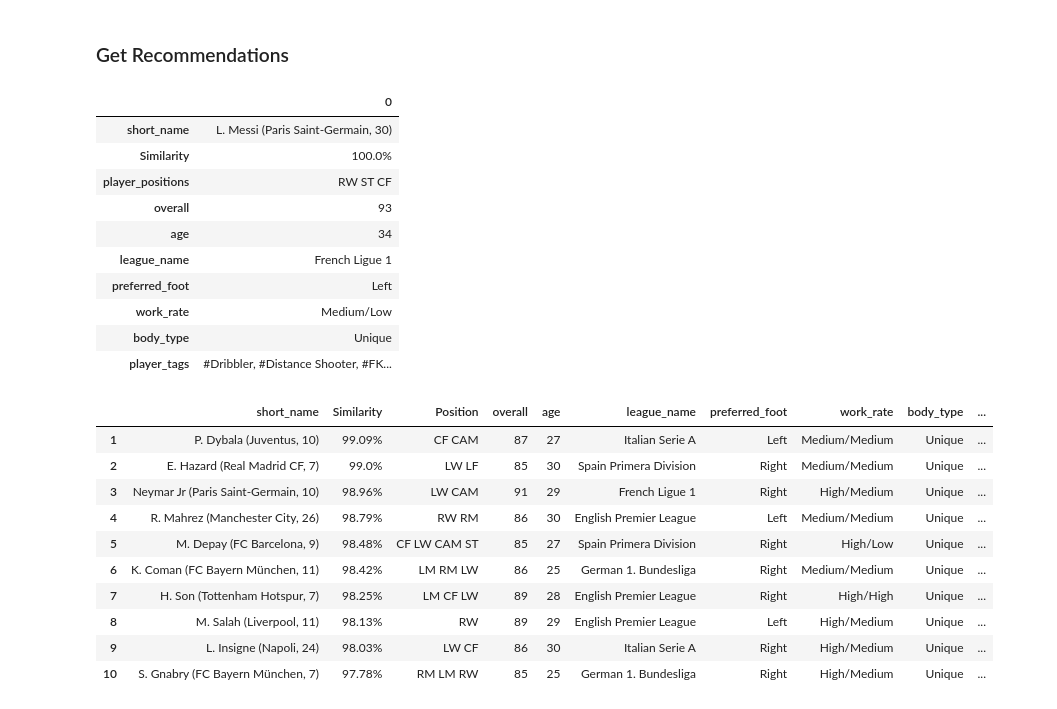
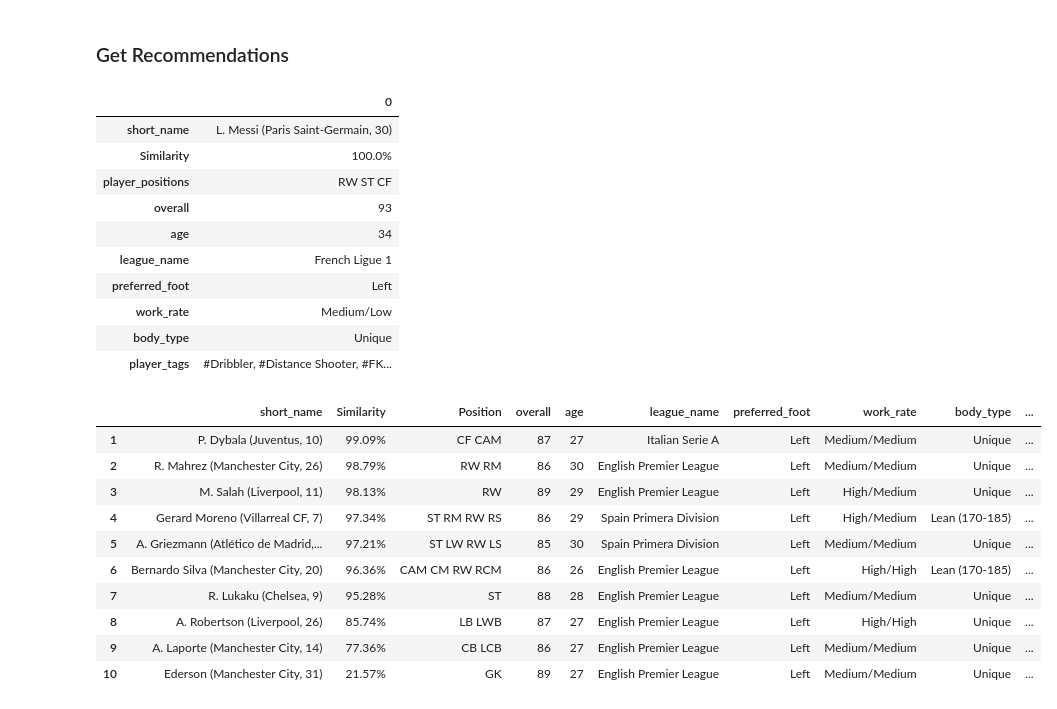
Before and after one commit to DMeneses01/IACH-project, a Jupyter notebook: code/recsys_football.ipynb, the cells around one changed output. Cells and saved outputs as stored; diff of their text form; code cells hidden in the pictures.

```diff
--- a/code/recsys_football.ipynb
+++ b/code/recsys_football.ipynb
@@ -424,12 +403,9 @@ Invalid player! Try again.
 # %% [markdown]
 ### Get Recommendations
 # %%
-def getRecommendations(metric, df_type, age, foot, tags='All', comparison='All positions', count=10):
+def getRecommendations(metric, age, foot, tags='All', comparison='All positions', count=10):
 
-    if df_type == 'outfield':
-        df_res = dataFrame.iloc[0:100, [0, 2, 3, 7, 12, 19, 23, 24, 26, -1]].copy()
-    else:
-        df_res = dataFrame.iloc[0:100, [0, 2, 3, 7, 12, 19, 23, 24, 26]].copy()
+    df_res = dataFrame.iloc[0:100, [0, 2, 3, 7, 12, 19, 23, 24, 26]].copy()
 
     list_player_ID = list(player_ID.keys())
     list_player_ID = list_player_ID[0:100]
@@ -443,11 +419,6 @@ def getRecommendations(metric, df_type, age, foot, tags='All', comparison='All p
     display(pd.DataFrame(df_res.iloc[0, :]))
 
     df_res = df_res.iloc[1:, :]
-
-    # comparison filtering
-    if comparison == 'Same position' and df_type == 'outfield':
-        q_pos = list(dataFrame[dataFrame['short_name']==query.split(' (')[0]].short_name)[0]
-        df_res = df_res[df_res['player_positions']==q_pos]
 
     # league filtering
     if tags=='All':
@@ -467,7 +438,7 @@ def getRecommendations(metric, df_type, age, foot, tags='All', comparison='All p
 
 
     # preferred foot filtering
-    if foot=='All' or df_type == 'gk':
+    if foot=='All':
         pass
     elif foot=='All':
         query_foot = dataFrame['preferred_foot'][player_ID[query]]
@@ -482,42 +453,40 @@ def getRecommendations(metric, df_type, age, foot, tags='All', comparison='All p
     df_res.index = df_res.index + 1
     '''
     if len(dataFrame)==100:
         mp90 = [str(round(num, 1)) for num in df_res['90s']]
         df_res['90s'] = mp90
     '''
     df_res.rename(columns={'player_positions':'Position', 'player_traits':'Traits'}, inplace=True)
     return df_res
 
 query = name + " (" + team + ", " + number + ")"
 age_default = [25, 30]
 foot = 'Left'
 sims = engine[query]
-df_type = 'outfield' if len(dataFrame) == 100 else 'gk'
-#recoms = getRecommendations(sims, df_type=df_type, foot=foot, league=comp, comparison=comparison, age=age, count=count)
-recoms = getRecommendations(sims, df_type, age_default, foot, comparison = 'Same Position')
+recoms = getRecommendations(sims, age_default, foot, comparison = 'Same Position')
 # displaying result as a table
 display(recoms)
 #st.table(recoms)
 # %% [output]
 |  | 0 |
 | short_name | L. Messi (Paris Saint-Germain, 30) |
 | Similarity | 100.0% |
 | player_positions | RW ST CF |
 | overall | 93 |
 | age | 34 |
 | league_name | French Ligue 1 |
 | preferred_foot | Left |
 | work_rate | Medium/Low |
 | body_type | Unique |
 | player_tags | #Dribbler, #Distance Shooter, #FK... |
 |  | short_name | Similarity | Position | overall | age | league_name | preferred_foot | work_rate | body_type | ... |
 | 1 | P. Dybala (Juventus, 10) | 99.09% | CF CAM | 87 | 27 | Italian Serie A | Left | Medium/Medium | Unique | ... |
-| 2 | E. Hazard (Real Madrid CF, 7) | 99.0% | LW LF | 85 | 30 | Spain Primera Division | Right | Medium/Medium | Unique | ... |
-| 3 | Neymar Jr (Paris Saint-Germain, 10) | 98.96% | LW CAM | 91 | 29 | French Ligue 1 | Right | High/Medium | Unique | ... |
-| 4 | R. Mahrez (Manchester City, 26) | 98.79% | RW RM | 86 | 30 | English Premier League | Left | Medium/Medium | Unique | ... |
-| 5 | M. Depay (FC Barcelona, 9) | 98.48% | CF LW CAM ST | 85 | 27 | Spain Primera Division | Right | High/Low | Unique | ... |
-| 6 | K. Coman (FC Bayern München, 11) | 98.42% | LM RM LW | 86 | 25 | German 1. Bundesliga | Right | Medium/Medium | Unique | ... |
-| 7 | H. Son (Tottenham Hotspur, 7) | 98.25% | LM CF LW | 89 | 28 | English Premier League | Right | High/High | Unique | ... |
-| 8 | M. Salah (Liverpool, 11) | 98.13% | RW | 89 | 29 | English Premier League | Left | High/Medium | Unique | ... |
-| 9 | L. Insigne (Napoli, 24) | 98.03% | LW CF | 86 | 30 | Italian Serie A | Right | High/Medium | Unique | ... |
-| 10 | S. Gnabry (FC Bayern München, 7) | 97.78% | RM LM RW | 85 | 25 | German 1. Bundesliga | Right | High/Medium | Unique | ... |
+| 2 | R. Mahrez (Manchester City, 26) | 98.79% | RW RM | 86 | 30 | English Premier League | Left | Medium/Medium | Unique | ... |
+| 3 | M. Salah (Liverpool, 11) | 98.13% | RW | 89 | 29 | English Premier League | Left | High/Medium | Unique | ... |
+| 4 | Gerard Moreno (Villarreal CF, 7) | 97.34% | ST RM RW RS | 86 | 29 | Spain Primera Division | Left | High/Medium | Lean (170-185) | ... |
+| 5 | A. Griezmann (Atlético de Madrid,... | 97.21% | ST LW RW LS | 85 | 30 | Spain Primera Division | Left | Medium/Medium | Unique | ... |
+| 6 | Bernardo Silva (Manchester City, 20) | 96.36% | CAM CM RW RCM | 86 | 26 | English Premier League | Left | High/High | Lean (170-185) | ... |
+| 7 | R. Lukaku (Chelsea, 9) | 95.28% | ST | 88 | 28 | English Premier League | Left | Medium/Medium | Unique | ... |
+| 8 | A. Robertson (Liverpool, 26) | 85.74% | LB LWB | 87 | 27 | English Premier League | Left | High/High | Unique | ... |
+| 9 | A. Laporte (Manchester City, 14) | 77.36% | CB LCB | 86 | 27 | English Premier League | Left | Medium/Medium | Unique | ... |
+| 10 | Ederson (Manchester City, 31) | 21.57% | GK | 89 | 27 | English Premier League | Left | Medium/Medium | Unique | ... |
```
Also changed, not shown: parts of 1 cell of this notebook.
